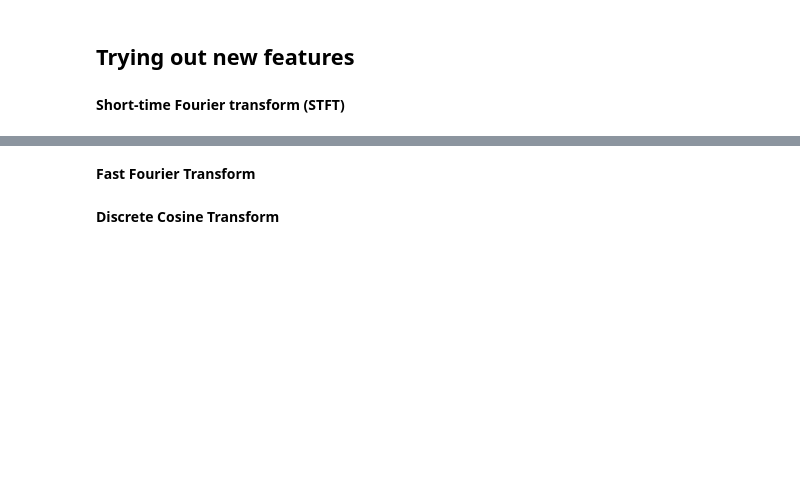
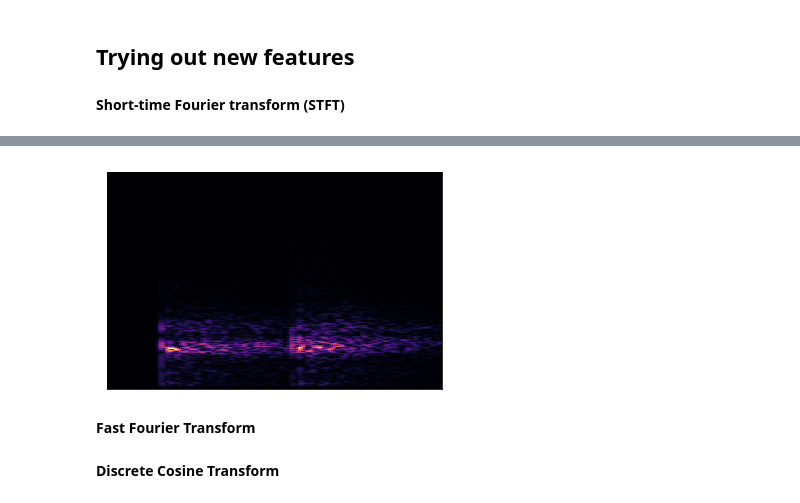
Before and after one commit to KatieBSC/TapDanceDecoder, a Jupyter notebook: notebooks/Feature_Extraction_audio.ipynb, the cells around one changed output, grey strips where cells are left out. Cells and saved outputs as stored; diff of their text form; code cells hidden in the pictures; blank space fills up the shorter version.

```diff
--- a/notebooks/Feature_Extraction_audio.ipynb
+++ b/notebooks/Feature_Extraction_audio.ipynb
@@ -88,8 +103,10 @@ librosa.display.specshow(D_left);
 # %%
 # Using a shorter hop length
-D_short = np.abs(librosa.stft(y, hop_length=64))
+D_short = np.abs(librosa.stft(y, n_fft=512,hop_length=64))
 D_short.shape, D_short
 librosa.display.specshow(D_short);
+# %% [output]
+[figure, added]
 # %% [markdown]
 **Fast Fourier Transform**
 # %%
```
Also changed, not shown: parts of 20 cells of this notebook, 1 other file.
